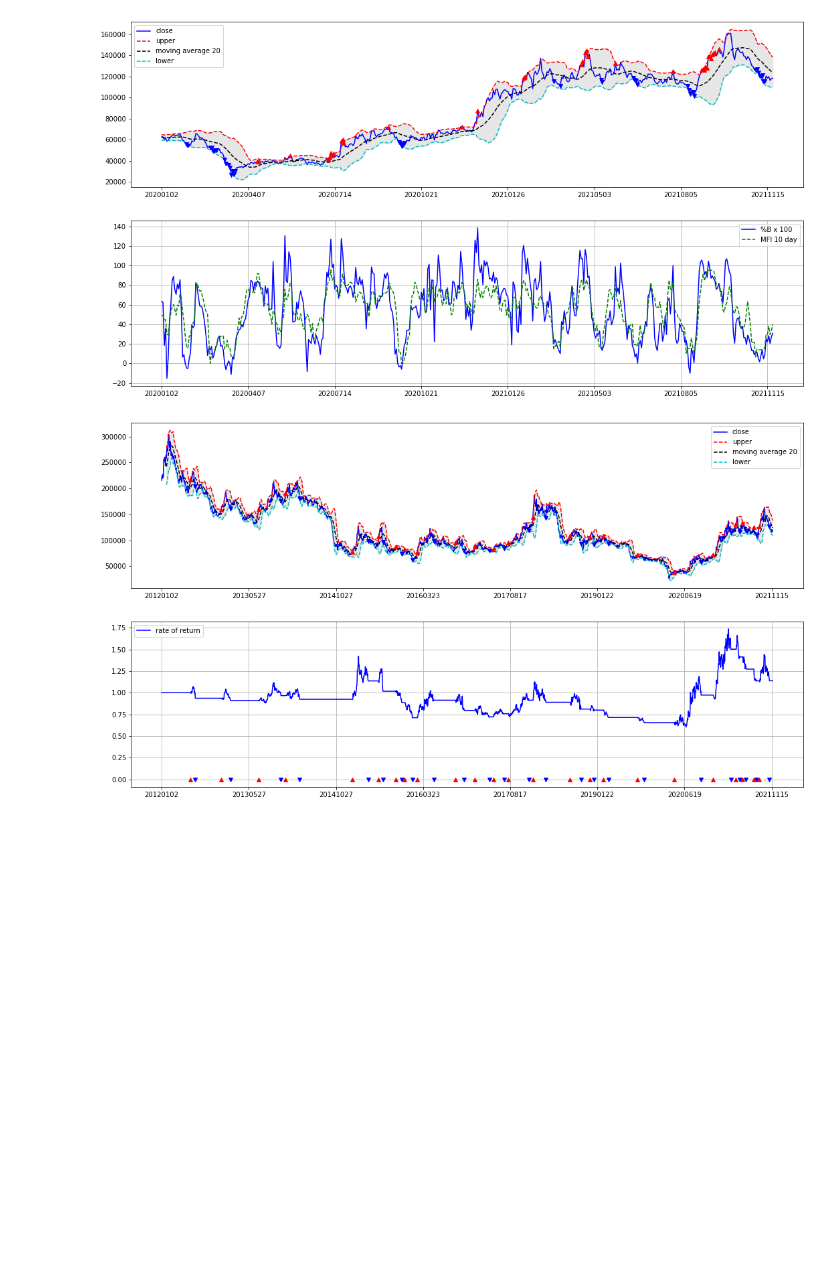
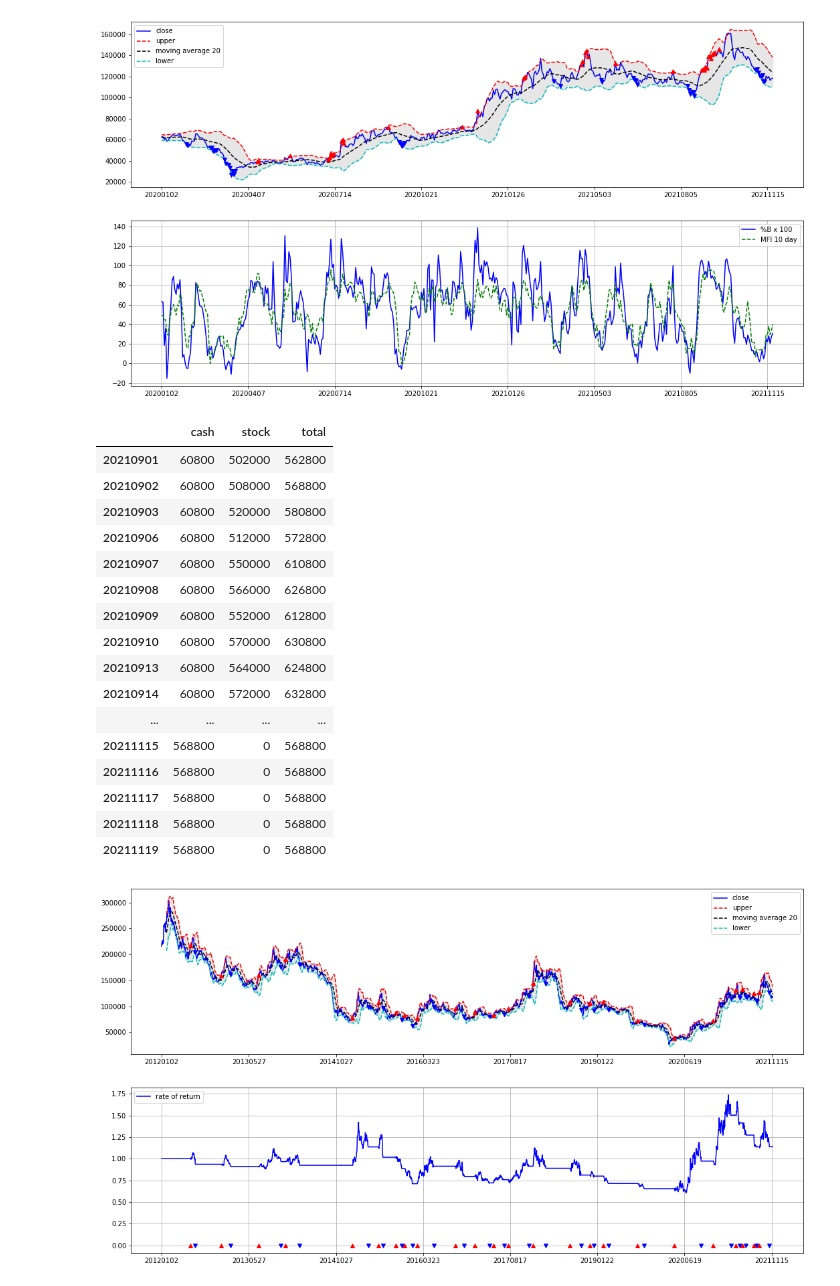
Before and after one commit to qor6271/quant, a Jupyter notebook: bollinger_test.ipynb, the cells around one changed output. Cells and saved outputs as stored; diff of their text form; code cells hidden in the pictures; blank space fills up the shorter version.

```diff
--- a/bollinger_test.ipynb
+++ b/bollinger_test.ipynb
@@ -139,6 +154,26 @@ for i in range(1, len(oci.closing_price)):
             balance.loc[balance.index[i], 'cash'] = balance.loc[balance.index[i-1], 'cash']
 
     balance.loc[balance.index[i], 'total'] = balance.loc[balance.index[i], 'stock'] + balance.loc[balance.index[i], 'cash']
+# %%
+balance.loc['202109':]
+# %% [output]
+|  | cash | stock | total |
+| 20210901 | 60800 | 502000 | 562800 |
+| 20210902 | 60800 | 508000 | 568800 |
+| 20210903 | 60800 | 520000 | 580800 |
+| 20210906 | 60800 | 512000 | 572800 |
+| 20210907 | 60800 | 550000 | 610800 |
+| 20210908 | 60800 | 566000 | 626800 |
+| 20210909 | 60800 | 552000 | 612800 |
+| 20210910 | 60800 | 570000 | 630800 |
+| 20210913 | 60800 | 564000 | 624800 |
+| 20210914 | 60800 | 572000 | 632800 |
+| ... | ... | ... | ... |
+| 20211115 | 568800 | 0 | 568800 |
+| 20211116 | 568800 | 0 | 568800 |
+| 20211117 | 568800 | 0 | 568800 |
+| 20211118 | 568800 | 0 | 568800 |
+| 20211119 | 568800 | 0 | 568800 |
 # %%
 balance['rate_of_return'] = balance['total'] / 500000
 # %%
```
Also changed, not shown: parts of 9 cells of this notebook, 16 other files.
